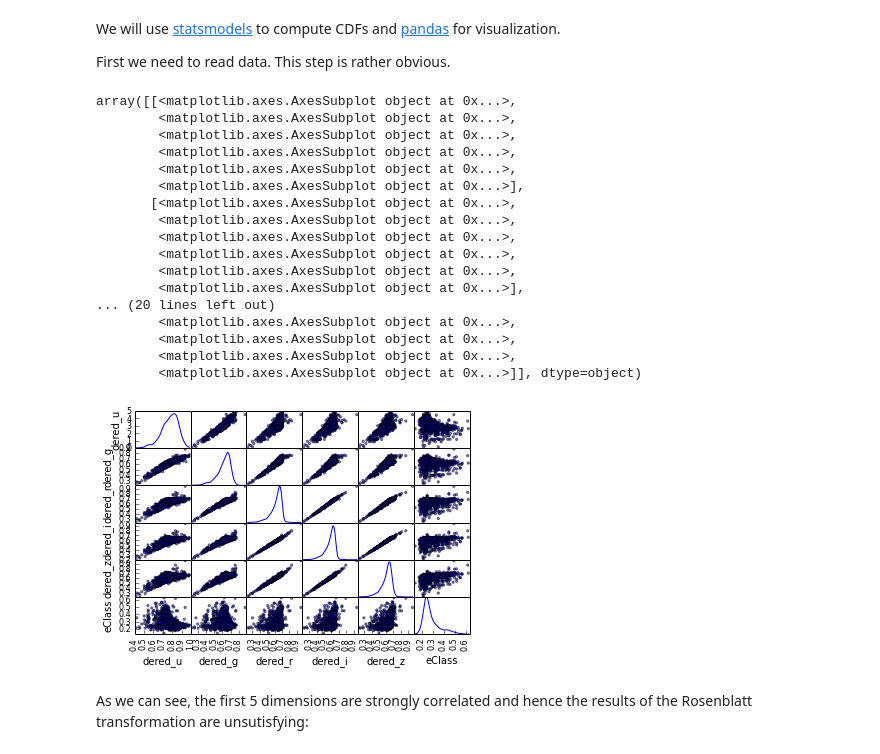
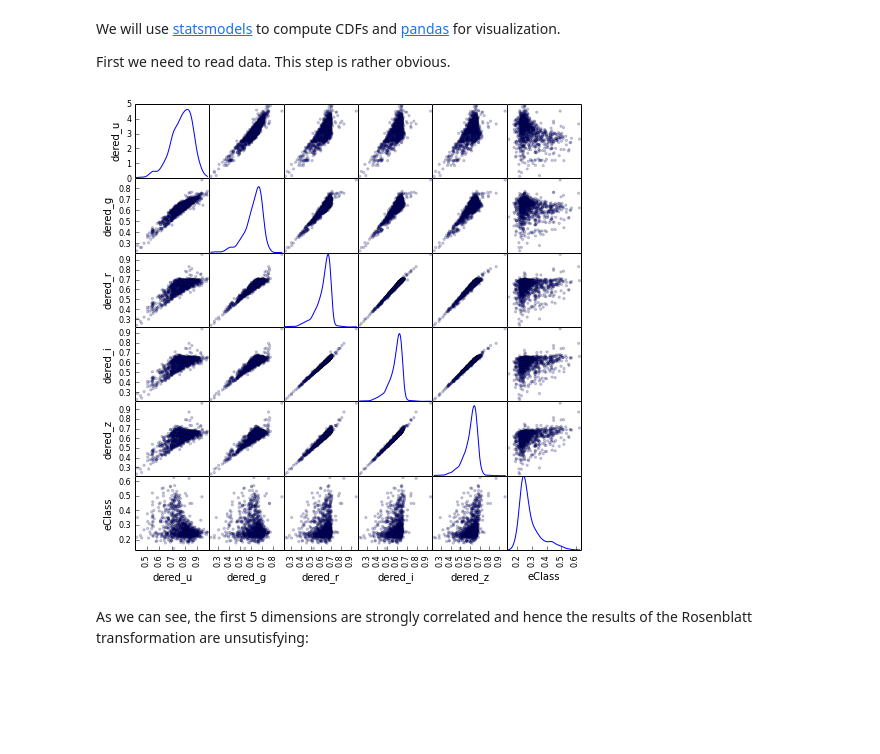
Before and after one commit to mlocs/ipython-nb, a Jupyter notebook: Rosenblatt Transformation.ipynb, the cells around one changed output. Cells and saved outputs as stored; diff of their text form; code cells hidden in the pictures; blank space fills up the shorter version.

```diff
--- a/Rosenblatt Transformation.ipynb
+++ b/Rosenblatt Transformation.ipynb
@@ -25,26 +31,8 @@ dim = data.shape[1]-1 # dimensionality
 dat = data[:size, :dim] # the last column contains labels
-# %%
-dat_orig_df = pd.DataFrame(dat, columns=meta.names()[:dim])
-scatter_matrix(dat_orig_df, diagonal='kde')
-# %% [output]
-array([[<matplotlib.axes.AxesSubplot object at 0x...>,
-        <matplotlib.axes.AxesSubplot object at 0x...>,
-        <matplotlib.axes.AxesSubplot object at 0x...>,
-        <matplotlib.axes.AxesSubplot object at 0x...>,
-        <matplotlib.axes.AxesSubplot object at 0x...>,
-        <matplotlib.axes.AxesSubplot object at 0x...>],
-       [<matplotlib.axes.AxesSubplot object at 0x...>,
-        <matplotlib.axes.AxesSubplot object at 0x...>,
-        <matplotlib.axes.AxesSubplot object at 0x...>,
-        <matplotlib.axes.AxesSubplot object at 0x...>,
-        <matplotlib.axes.AxesSubplot object at 0x...>,
-        <matplotlib.axes.AxesSubplot object at 0x...>],
-... (20 lines left out)
-        <matplotlib.axes.AxesSubplot object at 0x...>,
-        <matplotlib.axes.AxesSubplot object at 0x...>,
-        <matplotlib.axes.AxesSubplot object at 0x...>,
-        <matplotlib.axes.AxesSubplot object at 0x...>]], dtype=object)
-[figure, removed]
+# %%
+plot_scatter(dat, colnames)
+# %% [output]
+[figure, added]
 # %% [markdown]
 As we can see, the first 5 dimensions are strongly correlated and hence the results of the Rosenblatt transformation are unsutisfying:
 # %%
```
Also changed, not shown: parts of 6 cells of this notebook.
